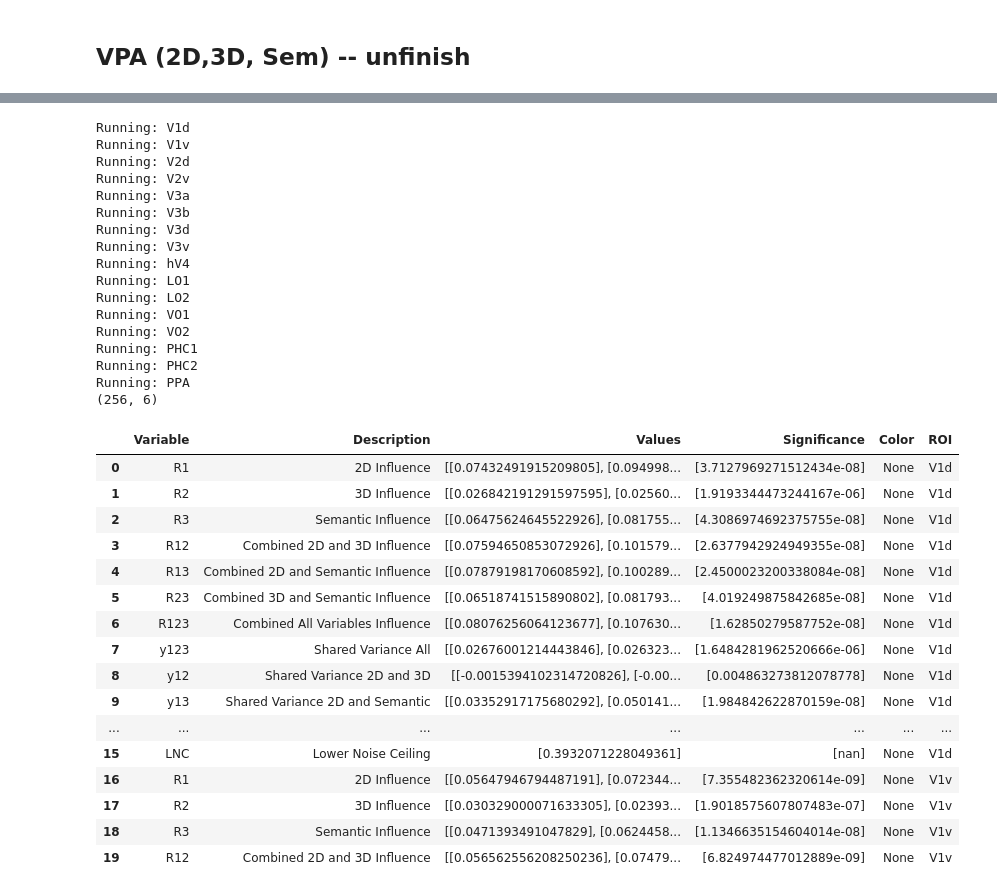
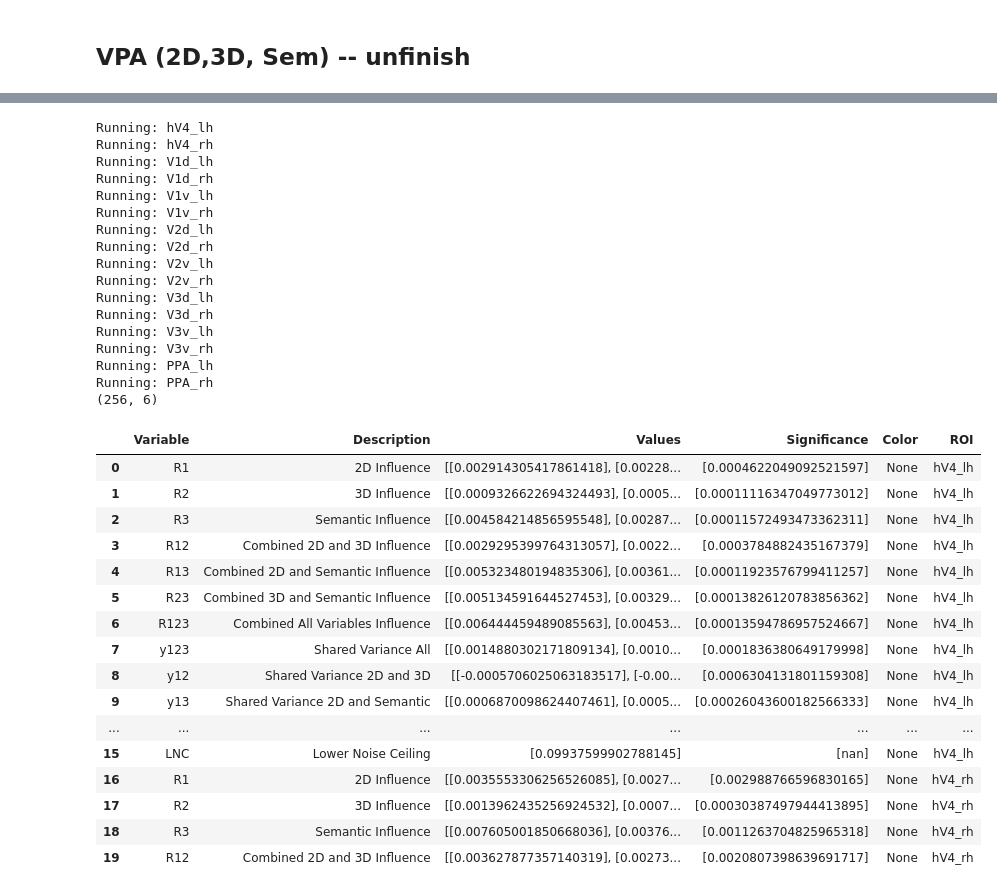
Before and after one commit to sari-saba-sadiya/Unravelling-Brain-Func-LAION, a Jupyter notebook: 3D/NSD dataset/Net2Brain_3D_NSD.ipynb, the cells around one changed output, grey strips where cells are left out. Saved outputs shown, nothing was run; the diff lists cells and outputs as text; code cells hidden in the pictures.

```diff
--- a/3D/Net2Brain_3D_NSD.ipynb
+++ b/3D/NSD dataset/Net2Brain_3D_NSD.ipynb
@@ -2137,9 +2168,9 @@ from net2brain.evaluations.variance_partitioning_analysis import VPA
 import pandas as pd
 
 independent_variables = [
-    "2D_RDM.npz",
-    "3D_RDM.npz",
-    "Semantic_RDM_Bonner.npz"
+    "2D_RDM_NSD.npz",
+    "3D_RDM_NSD.npz",
+    "Semantic_RDM_NSD.npz"
 ]
 
 variable_names = [
@@ -2152,62 +2183,62 @@ all_vpa_results = []
 
 for roi_name, dependent_variable_vpa in brain_vpa_paths.items():
 
     print("Running:", roi_name)
 
     VPA_eval = VPA(
         dependent_variable_vpa,
         independent_variables,
         variable_names
     )
 
     df_vpa = VPA_eval.evaluate(
         average_models=True
     )
 
     df_vpa["ROI"] = roi_name
 
     all_vpa_results.append(df_vpa)
 
 df_vpa_all = pd.concat(
     all_vpa_results,
     ignore_index=True
 )
 
 print(df_vpa_all.shape)
 
 display(df_vpa_all.head(20))
 # %% [output]
-Running: V1d
-Running: V1v
-Running: V2d
-Running: V2v
-Running: V3a
-Running: V3b
-Running: V3d
-Running: V3v
-Running: hV4
-Running: LO1
-Running: LO2
-Running: VO1
-Running: VO2
-Running: PHC1
-Running: PHC2
-Running: PPA
+Running: hV4_lh
+Running: hV4_rh
+Running: V1d_lh
+Running: V1d_rh
+Running: V1v_lh
+Running: V1v_rh
+Running: V2d_lh
+Running: V2d_rh
+Running: V2v_lh
+Running: V2v_rh
+Running: V3d_lh
+Running: V3d_rh
+Running: V3v_lh
+Running: V3v_rh
+Running: PPA_lh
+Running: PPA_rh
 (256, 6)
 |  | Variable | Description | Values | Significance | Color | ROI |
-| 0 | R1 | 2D Influence | [[0.07432491915209805], [0.094998... | [3.7127969271512434e-08] | None | V1d |
-| 1 | R2 | 3D Influence | [[0.026842191291597595], [0.02560... | [1.9193344473244167e-06] | None | V1d |
-| 2 | R3 | Semantic Influence | [[0.06475624645522926], [0.081755... | [4.3086974692375755e-08] | None | V1d |
-| 3 | R12 | Combined 2D and 3D Influence | [[0.07594650853072926], [0.101579... | [2.6377942924949355e-08] | None | V1d |
-| 4 | R13 | Combined 2D and Semantic Influence | [[0.07879198170608592], [0.100289... | [2.4500023200338084e-08] | None | V1d |
-| 5 | R23 | Combined 3D and Semantic Influence | [[0.06518741515890802], [0.081793... | [4.019249875842685e-08] | None | V1d |
-| 6 | R123 | Combined All Variables Influence | [[0.08076256064123677], [0.107630... | [1.62850279587752e-08] | None | V1d |
-| 7 | y123 | Shared Variance All | [[0.02676001214443846], [0.026323... | [1.6484281962520666e-06] | None | V1d |
-| 8 | y12 | Shared Variance 2D and 3D | [[-0.0015394102314720826], [-0.00... | [0.004863273812078778] | None | V1d |
-| 9 | y13 | Shared Variance 2D and Semantic | [[0.03352917175680292], [0.050141... | [1.984842622870159e-08] | None | V1d |
+| 0 | R1 | 2D Influence | [[0.002914305417861418], [0.00228... | [0.0004622049092521597] | None | hV4_lh |
+| 1 | R2 | 3D Influence | [[0.0009326622694324493], [0.0005... | [0.00011116347049773012] | None | hV4_lh |
+| 2 | R3 | Semantic Influence | [[0.004584214856595548], [0.00287... | [0.00011572493473362311] | None | hV4_lh |
+| 3 | R12 | Combined 2D and 3D Influence | [[0.0029295399764313057], [0.0022... | [0.0003784882435167379] | None | hV4_lh |
+| 4 | R13 | Combined 2D and Semantic Influence | [[0.005323480194835306], [0.00361... | [0.00011923576799411257] | None | hV4_lh |
+| 5 | R23 | Combined 3D and Semantic Influence | [[0.005134591644527453], [0.00329... | [0.00013826120783856362] | None | hV4_lh |
+| 6 | R123 | Combined All Variables Influence | [[0.006444459489085563], [0.00453... | [0.00013594786957524667] | None | hV4_lh |
+| 7 | y123 | Shared Variance All | [[0.0014880302171809134], [0.0010... | [0.0001836380649179998] | None | hV4_lh |
+| 8 | y12 | Shared Variance 2D and 3D | [[-0.0005706025063183517], [-0.00... | [0.0006304131801159308] | None | hV4_lh |
+| 9 | y13 | Shared Variance 2D and Semantic | [[0.0006870098624407461], [0.0005... | [0.00026043600182566333] | None | hV4_lh |
 | ... | ... | ... | ... | ... | ... | ... |
-| 15 | LNC | Lower Noise Ceiling | [0.3932071228049361] | [nan] | None | V1d |
-| 16 | R1 | 2D Influence | [[0.05647946794487191], [0.072344... | [7.355482362320614e-09] | None | V1v |
-| 17 | R2 | 3D Influence | [[0.030329000071633305], [0.02393... | [1.9018575607807483e-07] | None | V1v |
-| 18 | R3 | Semantic Influence | [[0.0471393491047829], [0.0624458... | [1.1346635154604014e-08] | None | V1v |
-| 19 | R12 | Combined 2D and 3D Influence | [[0.056562556208250236], [0.07479... | [6.824974477012889e-09] | None | V1v |
+| 15 | LNC | Lower Noise Ceiling | [0.09937599902788145] | [nan] | None | hV4_lh |
+| 16 | R1 | 2D Influence | [[0.0035553306256526085], [0.0027... | [0.002988766596830165] | None | hV4_rh |
+| 17 | R2 | 3D Influence | [[0.0013962435256924532], [0.0007... | [0.00030387497944413895] | None | hV4_rh |
+| 18 | R3 | Semantic Influence | [[0.007605001850668036], [0.00376... | [0.0011263704825965318] | None | hV4_rh |
+| 19 | R12 | Combined 2D and 3D Influence | [[0.003627877357140319], [0.00273... | [0.0020807398639691717] | None | hV4_rh |
```
Also changed, not shown: parts of 8 cells of this notebook, 13 other files.
